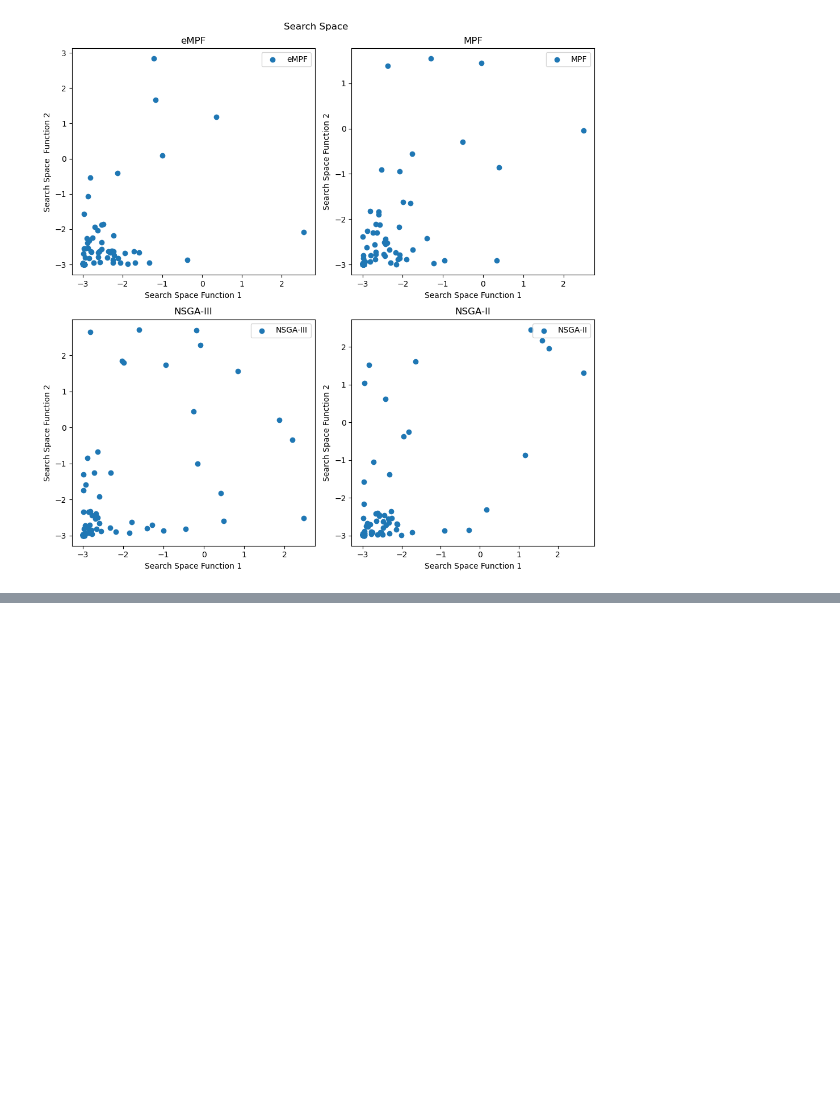
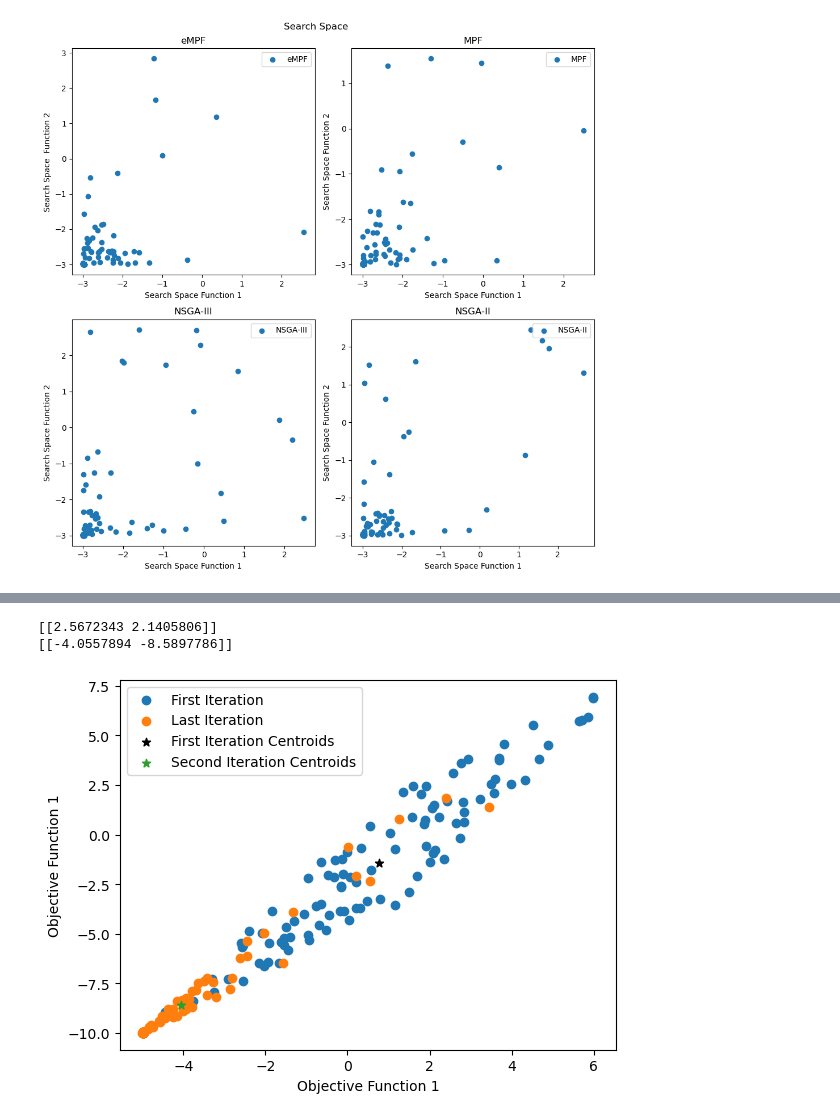
Before and after one commit to kesireddyadarsh/mdpiAlgorithm, a Jupyter notebook: python_code_analysis/mdpiPublication.ipynb, the cells around one changed output, grey strips where cells are left out. Drawn from its saved outputs; the diff is of its cells as text; code cells hidden in the pictures; blank space fills up the shorter version.

```diff
--- a/python_code_analysis/mdpiPublication.ipynb
+++ b/python_code_analysis/mdpiPublication.ipynb
@@ -1016,0 +1017,37 @@ plt.show()
+# %%
+import matplotlib.pyplot as plt
+import numpy as np
+from sklearn.cluster import KMeans
+
+
+first_iteration = "/Users/adarshkesireddy/Downloads/NewData/Case_21/0/mpf/rewards_0.txt"
+last_iteration = "/Users/adarshkesireddy/Downloads/NewData/Case_21/0/mpf/rewards_999.txt"
+
+first_data = np.genfromtxt(first_iteration)
+last_data = np.genfromtxt(last_iteration)
+
+kmeans = KMeans(n_clusters=1, n_init=100)
+kmeans = kmeans.fit(first_data)
+labels = kmeans.predict(first_data)
+centroids_1 = kmeans.cluster_centers_
+print(centroids)
+
+
+kmeans = KMeans(n_clusters=1, n_init=100)
+kmeans = kmeans.fit(last_data)
+labels = kmeans.predict(last_data)
+centroids_2 = kmeans.cluster_centers_
+print(centroids_2)
+
+plt.scatter(first_data[:,0],first_data[:,1],marker="o",label="First Iteration")
+plt.scatter(last_data[:,0],last_data[:,1],label = "Last Iteration")
+plt.scatter(centroids_1[0,0],centroids_1[0,1],marker="*",color="black",label="First Iteration Centroids")
+plt.scatter(centroids_2[0,0],centroids_2[0,1],marker="*",label="Second Iteration Centroids")
+plt.xlabel("Objective Function 1")
+plt.ylabel("Objective Function 1")
+plt.legend()
+plt.show()
+# %% [output]
+[[2.5672343 2.1405806]]
+[[-4.0557894 -8.5897786]]
+[figure, added]
```
Also changed, not shown: parts of 10 cells of this notebook, 1 other file.
